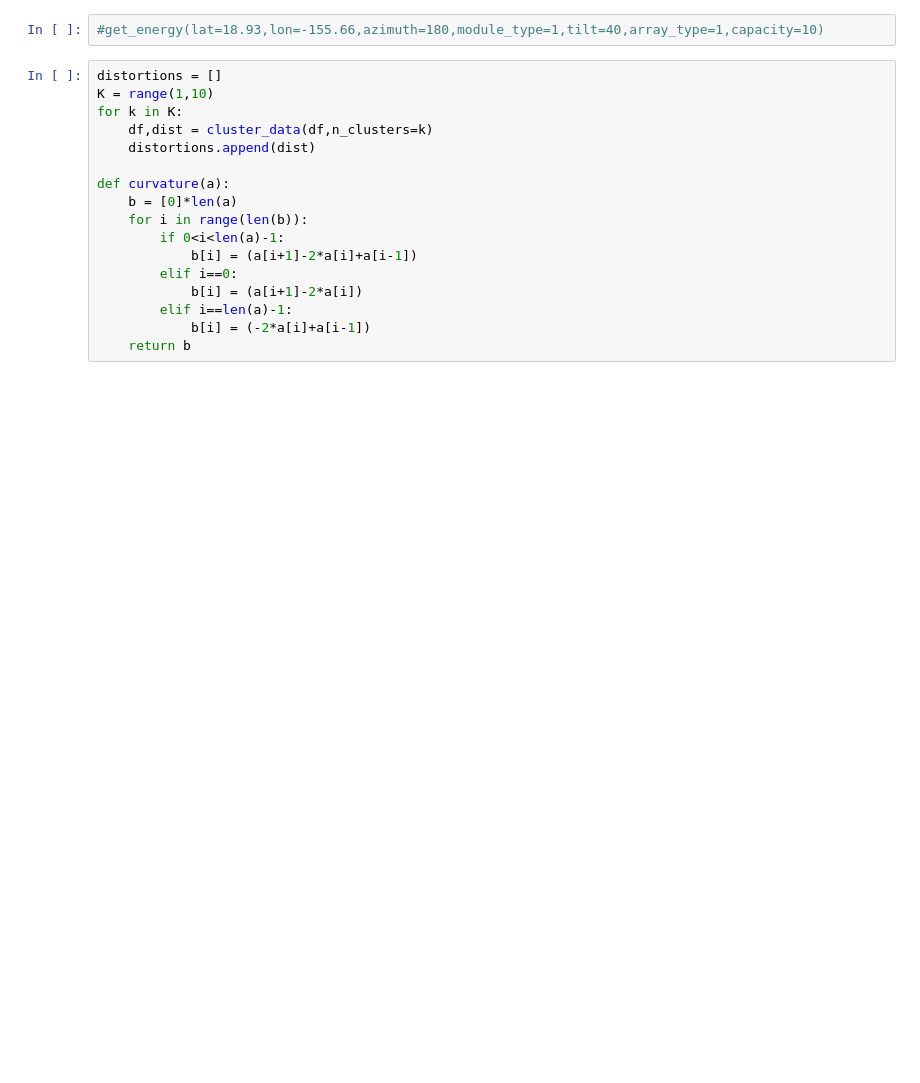
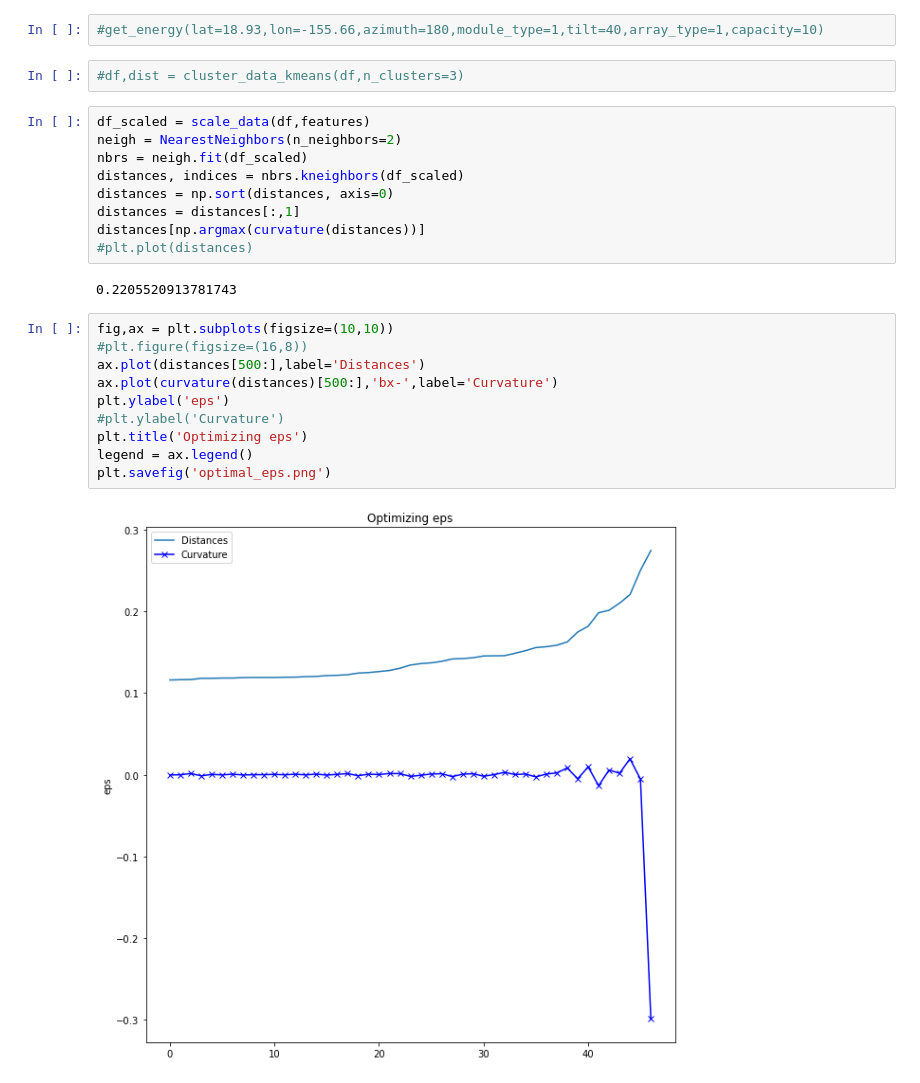
Before and after one commit to bnb32/nrel_project, a Jupyter notebook: prototype.ipynb, the cells around one changed output. Drawn from its saved outputs; the diff is of its cells as text; blank space fills up the shorter version.

```diff
--- a/prototype.ipynb
+++ b/prototype.ipynb
@@ -148,19 +286,27 @@ df_energy = get_energy_data(0,USA)
 # %%
 #get_energy(lat=18.93,lon=-155.66,azimuth=180,module_type=1,tilt=40,array_type=1,capacity=10)
-# %%
-distortions = []
-K = range(1,10)
-for k in K:
-    df,dist = cluster_data(df,n_clusters=k)
-    distortions.append(dist)
-
-def curvature(a):
-    b = [0]*len(a)
-    for i in range(len(b)):
-        if 0<i<len(a)-1:
-            b[i] = (a[i+1]-2*a[i]+a[i-1])
-        elif i==0:
-            b[i] = (a[i+1]-2*a[i])
-        elif i==len(a)-1:
-            b[i] = (-2*a[i]+a[i-1])
-    return b
+# %%
+#df,dist = cluster_data_kmeans(df,n_clusters=3)
+# %%
+df_scaled = scale_data(df,features)
+neigh = NearestNeighbors(n_neighbors=2)
+nbrs = neigh.fit(df_scaled)
+distances, indices = nbrs.kneighbors(df_scaled)
+distances = np.sort(distances, axis=0)
+distances = distances[:,1]
+distances[np.argmax(curvature(distances))]
+#plt.plot(distances)
+# %% [output]
+0.2205520913781743
+# %%
+fig,ax = plt.subplots(figsize=(10,10))
+#plt.figure(figsize=(16,8))
+ax.plot(distances[500:],label='Distances')
+ax.plot(curvature(distances)[500:],'bx-',label='Curvature')
+plt.ylabel('eps')
+#plt.ylabel('Curvature')
+plt.title('Optimizing eps')
+legend = ax.legend()
+plt.savefig('optimal_eps.png')
+# %% [output]
+[figure, added]
```
Also changed, not shown: parts of 41 cells of this notebook.
